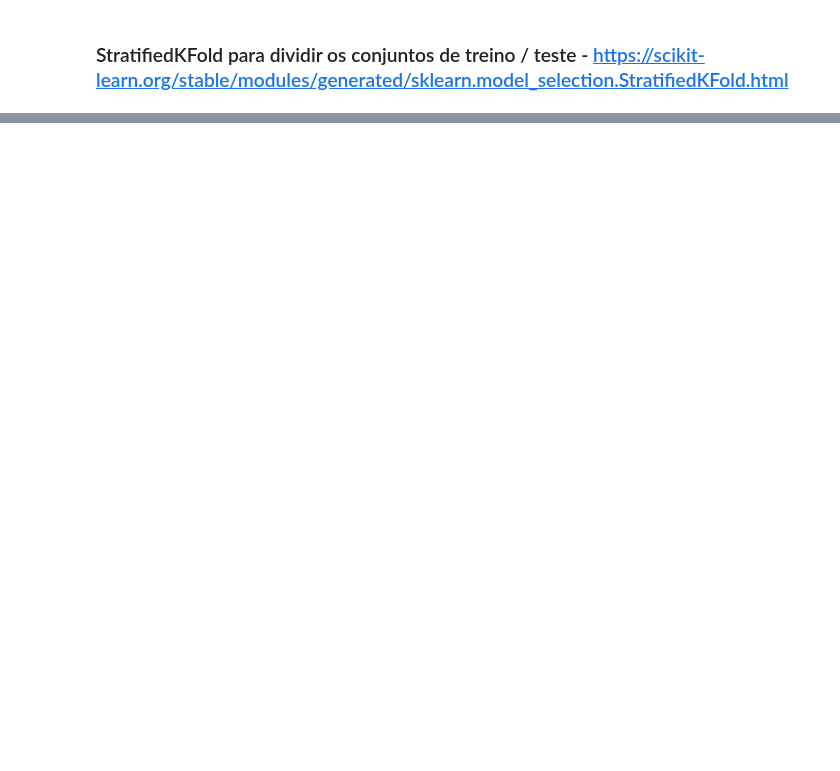
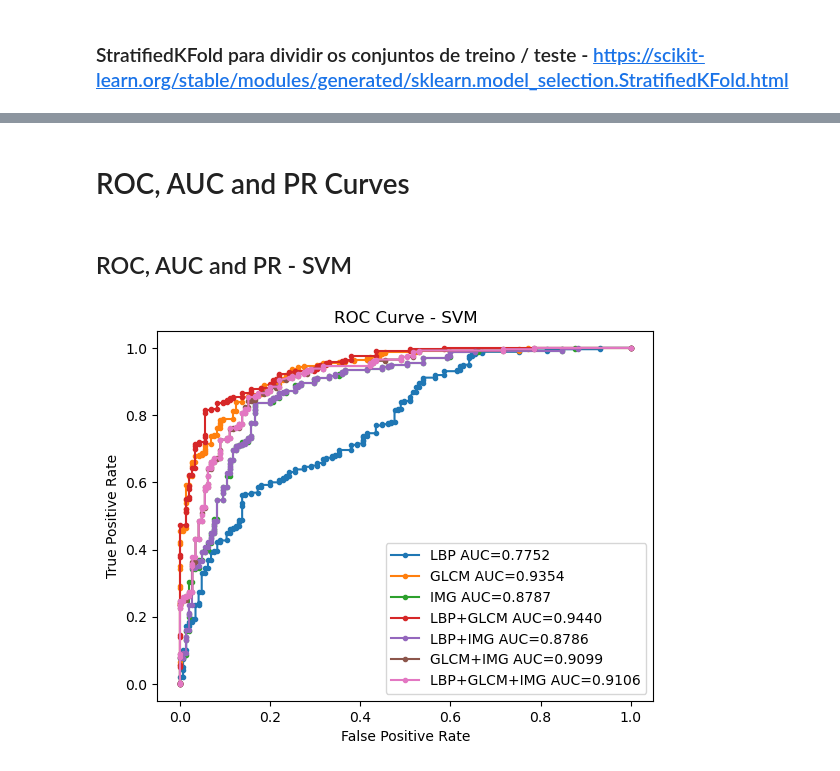
Before and after one commit to Bruno-Mascarenhas/topicos-visao-computacional-1, a Jupyter notebook: Roteiros/classifier.ipynb, the cells around one changed output, grey strips where cells are left out. Drawn from its saved outputs; the diff is of its cells as text; code cells hidden in the pictures; blank space fills up the shorter version.

```diff
--- a/Roteiros/classifier.ipynb
+++ b/Roteiros/classifier.ipynb
@@ -110,0 +890,4 @@ weighted avg       0.41      0.64      0.50       405
+# %%
+grid_mlp = GridSearchCV(MLPClassifier(random_state=42, warm_start=True, early_stopping=True, n_iter_no_change=80, max_iter=500), param_grid=mlp_grid, verbose=2, n_jobs=8, cv=skf)
+# %%
+grid_mlp.fit(X, y)
@@ -110,0 +896,16 @@ weighted avg       0.41      0.64      0.50       405
+# %%
+for i, (train_index, test_index) in enumerate(skf.split(X, y)):
+    X_train, X_test = X[train_index], X[test_index]
+    y_train, y_test = y[train_index], y[test_index]
+
+    print(i)
+    mlp = MLPClassifier(random_state=42,hidden_layer_sizes=128,warm_start=True,early_stopping=True,max_iter=500, n_iter_no_change=80)
+
+    mlp.fit(X_train, y_train)
+    y_hat = mlp.predict(X_test)
+    print(classification_report(y_test, y_hat))
+    print()
+    lbp_glcm_img_mlp_ans = mlp.predict_proba(X_test)
+
+lbp_glcm_img_mlp_ans = lbp_glcm_img_mlp_ans
+#print(classification_report(y_test, lbp_glcm_img_mlp_ans))
@@ -110,0 +933,4 @@ weighted avg       0.41      0.64      0.50       405
+# %% [markdown]
+# ROC, AUC and PR Curves
+# %% [markdown]
+## ROC, AUC and PR - SVM
@@ -110,0 +939,23 @@ weighted avg       0.41      0.64      0.50       405
+# %%
+x_lbp_svm, y_lbp_svm, _ = roc_curve(y_test, lbp_svm_ans[:,1])
+x_glcm_svm, y_glcm_svm, _ = roc_curve(y_test, glcm_svm_ans[:,1])
+x_img_svm, y_img_svm, _ = roc_curve(y_test, img_svm_ans[:,1])
+x_lbp_glcm_svm, y_lbp_glcm_svm, _ = roc_curve(y_test, lbp_glcm_svm_ans[:,1])
+x_lbp_img_svm, y_lbp_img_svm, _ = roc_curve(y_test, lbp_img_svm_ans[:,1])
+x_glcm_img_svm, y_glcm_img_svm, _ = roc_curve(y_test, glcm_img_svm_ans[:,1])
+x_lbp_glcm_img_svm, y_lbp_glcm_img_svm, _ = roc_curve(y_test, lbp_glcm_img_svm_ans[:,1])
+# %%
+plt.plot(x_lbp_svm, y_lbp_svm, marker='.', label=f'LBP AUC={auc(x_lbp_svm,y_lbp_svm):.4f}')
+plt.plot(x_glcm_svm, y_glcm_svm, marker='.', label=f'GLCM AUC={auc(x_glcm_svm, y_glcm_svm):.4f}')
+plt.plot(x_img_svm, y_img_svm, marker='.', label=f'IMG AUC={auc(x_img_svm, y_img_svm):.4f}')
+plt.plot(x_lbp_glcm_svm, y_lbp_glcm_svm, marker='.', label=f'LBP+GLCM AUC={auc(x_lbp_glcm_svm, y_lbp_glcm_svm):.4f}')
+plt.plot(x_lbp_img_svm, y_lbp_img_svm, marker='.', label=f'LBP+IMG AUC={auc(x_lbp_img_svm, y_lbp_img_svm):.4f}')
+plt.plot(x_glcm_img_svm, y_glcm_img_svm, marker='.', label=f'GLCM+IMG AUC={auc(x_glcm_img_svm, y_glcm_img_svm):.4f}')
+plt.plot(x_lbp_glcm_img_svm, y_lbp_glcm_img_svm, marker='.', label=f'LBP+GLCM+IMG AUC={auc(x_lbp_glcm_img_svm, y_lbp_glcm_img_svm):.4f}')
+plt.xlabel('False Positive Rate')
+plt.ylabel('True Positive Rate')
+plt.title('ROC Curve - SVM')
+plt.legend()
+plt.show()
+# %% [output]
+[figure, added]
```
Also changed, not shown: parts of 158 cells of this notebook, 7 other files.
